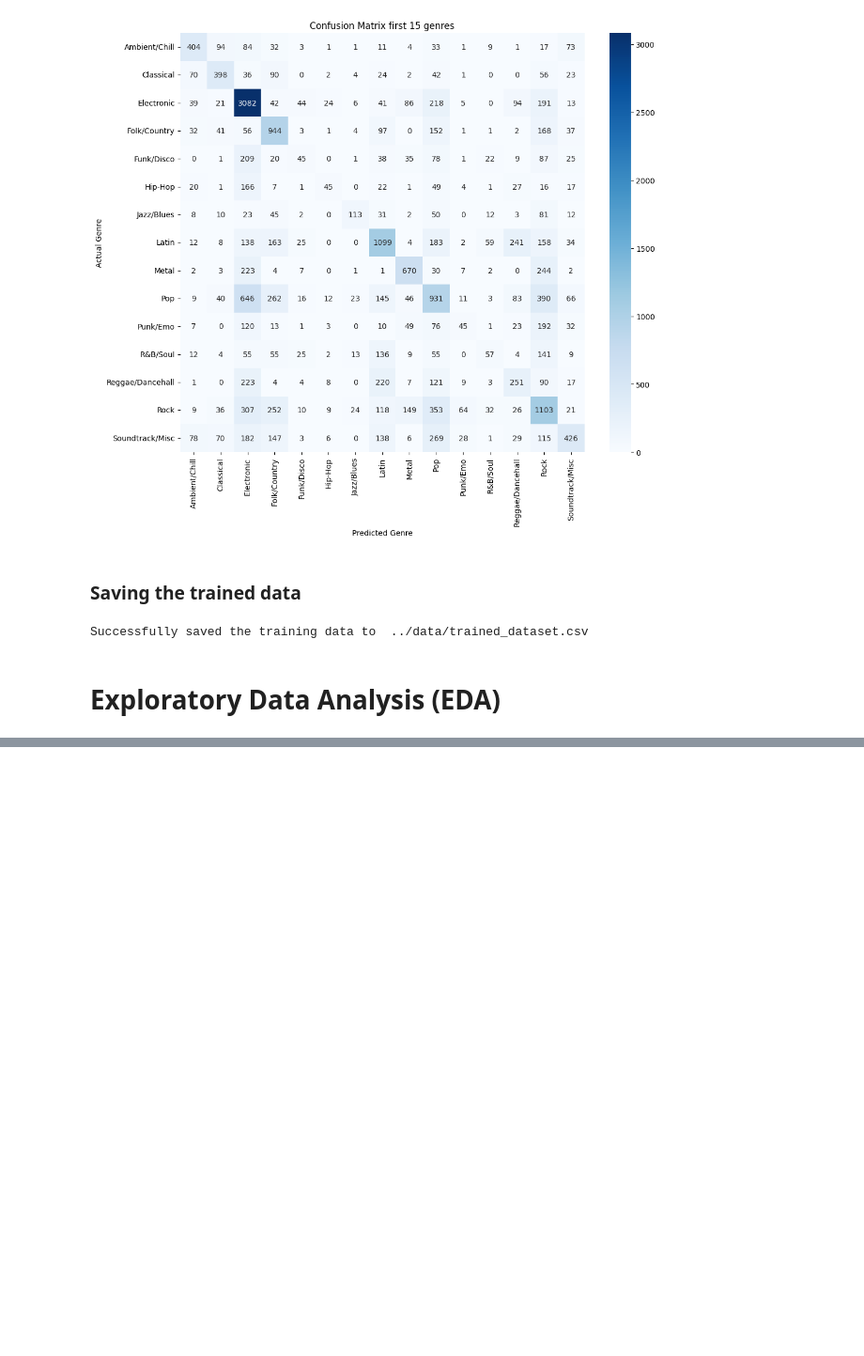
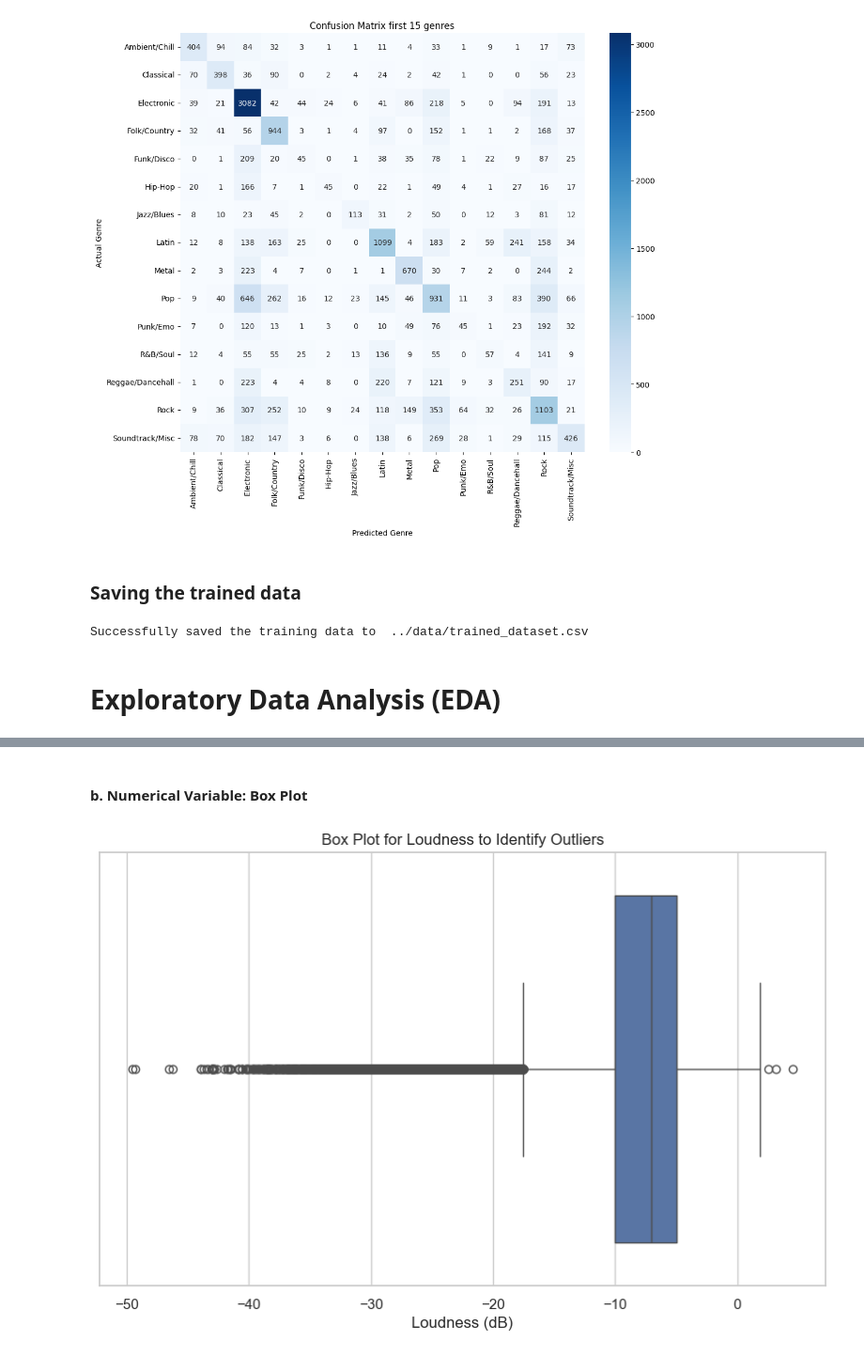
Before and after one commit to aarushchaudhary/musicgenreclassification, a Jupyter notebook: notebooks/analysis.ipynb, the cells around one changed output, grey strips where cells are left out. Shown: that part at 94% size. Drawn from its saved outputs; the diff is of its cells as text; code cells hidden in the pictures; blank space fills up the shorter version.

```diff
--- a/notebooks/analysis.ipynb
+++ b/notebooks/analysis.ipynb
@@ -210,0 +300,11 @@ Successfully saved the training data to  ../data/trained_dataset.csv
+# %% [markdown]
+#### b. Numerical Variable: Box Plot
+# %%
+plt.figure(figsize=(10,6))
+sns.boxplot(x=trained_df['loudness'])
+plt.title('Box Plot for Loudness to Identify Outliers')
+plt.xlabel('Loudness (dB)')
+plt.savefig('../visualizations/box_plot_for_loudness_to_identity_outliers.png',bbox_inches='tight')
+plt.show()
+# %% [output]
+[figure, added]
```
Also changed, not shown: parts of 21 cells of this notebook, 6 other files.
